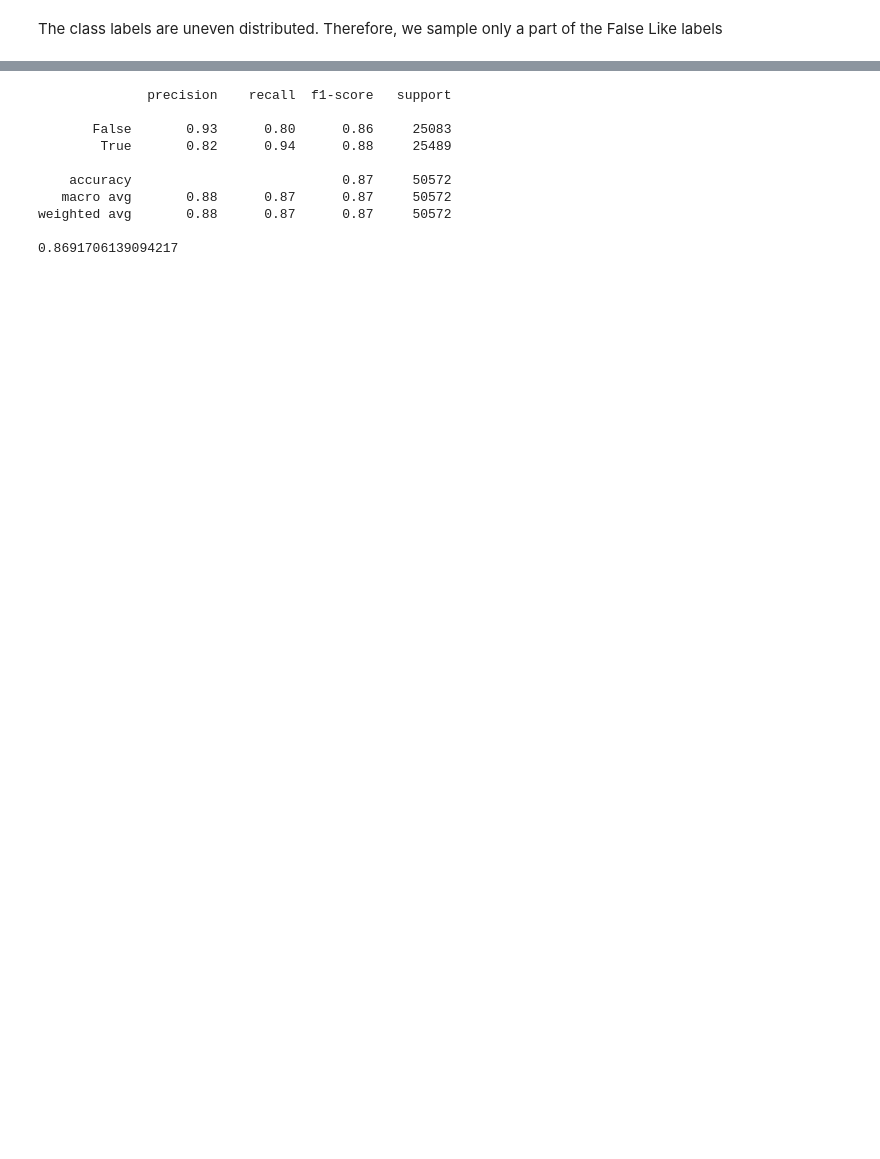
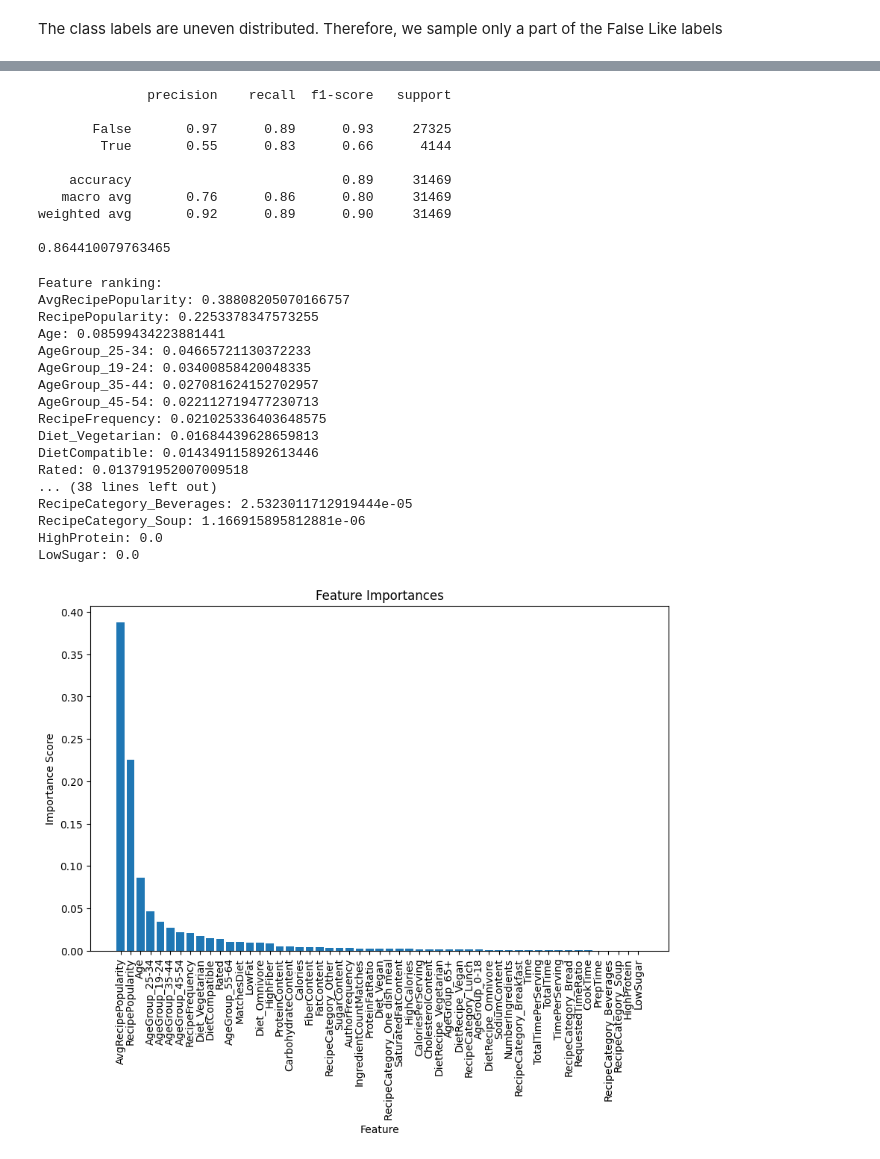
Before and after one commit to sallto/baml, a Jupyter notebook: notebook.ipynb, the cells around one changed output, grey strips where cells are left out. Cells and saved outputs as stored; diff of their text form; code cells hidden in the pictures; blank space fills up the shorter version.

```diff
--- a/notebook.ipynb
+++ b/notebook.ipynb
@@ -333,7 +399,7 @@ X_cols = [
  'AgeGroup_55-64',
  'AgeGroup_65+',
 
-  'Diet_Omnivore',
+ 'Diet_Omnivore',
  'Diet_Vegan',
  'Diet_Vegetarian',
  'DietRecipe_Omnivore',
@@ -353,7 +419,10 @@ X_cols = [
 
  'AvgRecipePopularity',
 
+ 'AuthorFrequency',
+ 'RecipeFrequency',
 
+ 'IngredientCountMatches',
 
  'TimePerServing','TotalTime','TotalTimePerServing','CaloriesPerServing','ProteinFatRatio','RequestedTimeRatio'
  ]
@@ -361,8 +430,3 @@ X_cols = [
 X = train_all[X_cols]
 y = train_all['Like']
 X_train, X_val, y_train, y_val = train_test_split(X, y, test_size=0.33, random_state=42, stratify = y)
-""" print(pd.DataFrame(y_train, columns=['Like']).groupby("Like").size())
-smote = SMOTE(random_state=42)
-X_train, y_train = smote.fit_resample(X_train, y_train)
-
-print(pd.DataFrame(y_train, columns=['Like']).groupby("Like").size()) """
@@ -370,0 +448,7 @@ print(pd.DataFrame(y_train, columns=['Like']).groupby("Like").size()) """
+# %%
+""" from imblearn.over_sampling import RandomOverSampler
+print(pd.DataFrame(y_train, columns=['Like']).groupby("Like").size())
+oversampler = RandomOverSampler(random_state=42)
+X_train, y_train = oversampler.fit_resample(X_train, y_train)
+
+print(pd.DataFrame(y_train, columns=['Like']).groupby("Like").size()) """
@@ -394,9 +505,10 @@ weighted avg       0.97      0.97      0.97     50572
 from sklearn.ensemble import RandomForestClassifier
 from sklearn.metrics import classification_report
 from sklearn.metrics import balanced_accuracy_score
-clf = RandomForestClassifier(max_depth=5, random_state=0)
-clf = clf.fit(X_train, y_train)
-y_pred = clf.predict(X_val)
+
+rf = RandomForestClassifier(max_depth=6, random_state=0, n_estimators=300)
+rf = rf.fit(X_train, y_train)
+y_pred = rf.predict(X_val)
 
 
 print(classification_report(y_val, y_pred))
@@ -404,14 +516,54 @@ print(balanced_accuracy_score(y_val, y_pred))
 # %% [output]
               precision    recall  f1-score   support
 
-       False       0.93      0.80      0.86     25083
-        True       0.82      0.94      0.88     25489
+       False       0.97      0.89      0.93     27325
+        True       0.55      0.83      0.66      4144
 
-    accuracy                           0.87     50572
-   macro avg       0.88      0.87      0.87     50572
-weighted avg       0.88      0.87      0.87     50572
+    accuracy                           0.89     31469
+   macro avg       0.76      0.86      0.80     31469
+weighted avg       0.92      0.89      0.90     31469
 
-0.8691706139094217
+0.864410079763465
+# %%
+import numpy as np
+# Get feature importances
+feature_importances = rf.feature_importances_
+
+# Get the indices of the features in descending order of importance
+indices = np.argsort(feature_importances)[::-1]
+
+# Print feature ranking
+print("Feature ranking:")
+for f in range(X_train.shape[1]):
+    print(f"{X_train.columns[indices[f]]}: {feature_importances[indices[f]]}")
+
+# Plot the feature importances
+plt.figure(figsize=(10, 6))
+plt.title("Feature Importances")
+plt.bar(range(X_train.shape[1]), feature_importances[indices], align="center")
+plt.xticks(range(X_train.shape[1]), X_train.columns[indices], rotation=90)
+plt.xlabel("Feature")
+plt.ylabel("Importance Score")
+plt.show()
+# %% [output]
+Feature ranking:
+AvgRecipePopularity: 0.38808205070166757
+RecipePopularity: 0.2253378347573255
+Age: 0.08599434223881441
+AgeGroup_25-34: 0.04665721130372233
+AgeGroup_19-24: 0.03400858420048335
+AgeGroup_35-44: 0.027081624152702957
+AgeGroup_45-54: 0.022112719477230713
+RecipeFrequency: 0.021025336403648575
+Diet_Vegetarian: 0.01684439628659813
+DietCompatible: 0.014349115892613446
+Rated: 0.013791952007009518
+... (38 lines left out)
+RecipeCategory_Beverages: 2.5323011712919444e-05
+RecipeCategory_Soup: 1.166915895812881e-06
+HighProtein: 0.0
+LowSugar: 0.0
+[figure, added]
 # %%
 import xgboost as xgb
 from sklearn.metrics import classification_report
```
Also changed, not shown: parts of 28 cells of this notebook.
